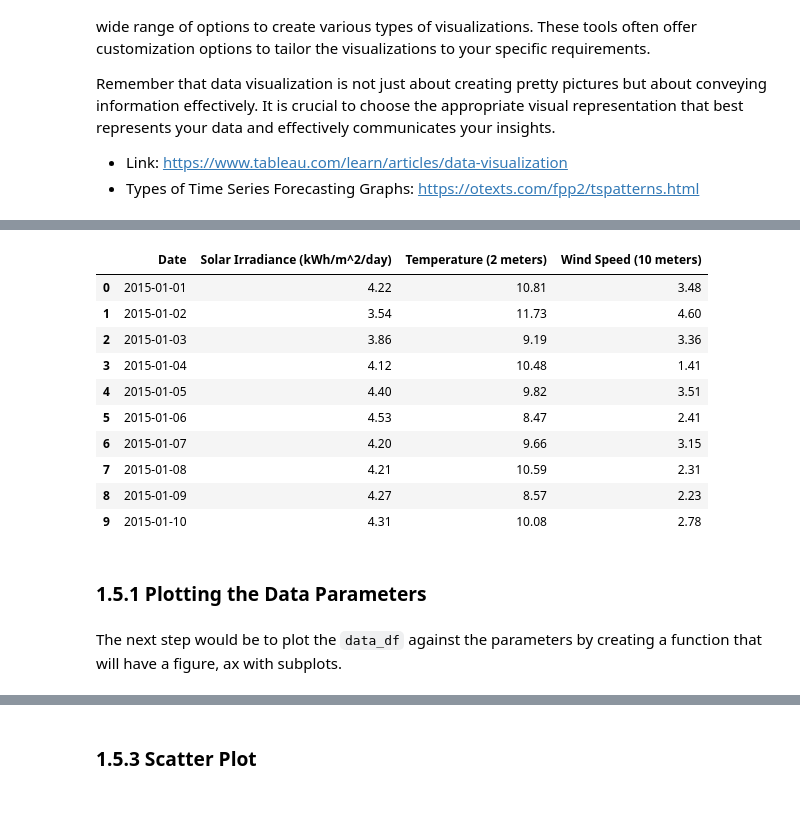
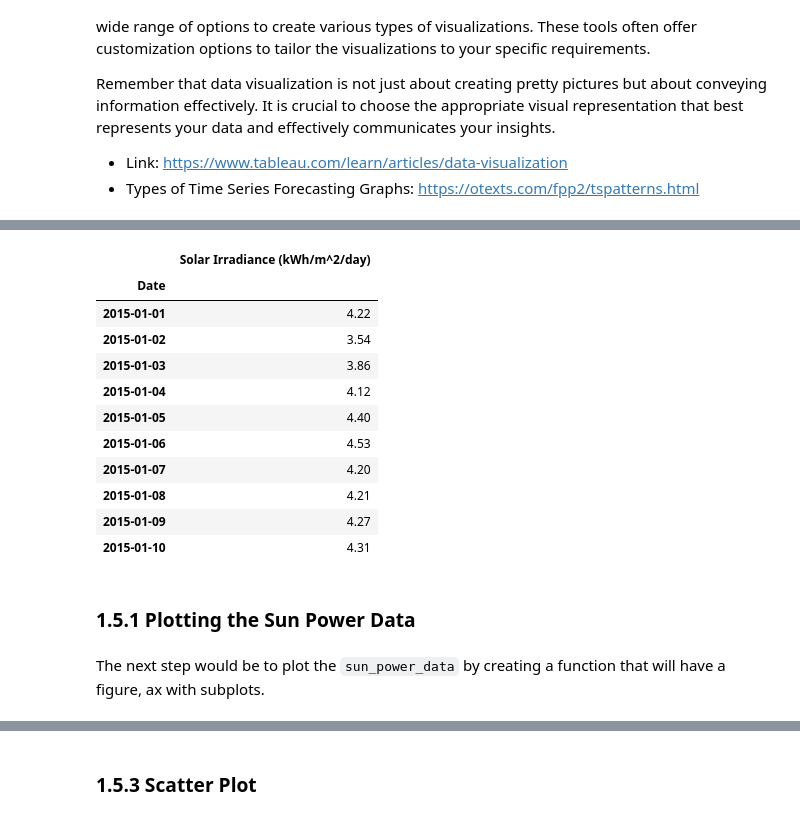
Before and after one commit to Ahmed-Sohail2000/Sun-Sense, a Jupyter notebook: Sun_Sense_Accurate_Solar_Energy_Projections_with_Deep_Learning🤖☀️⬛🔋💡.ipynb, the cells around one changed output, grey strips where cells are left out. Cells and saved outputs as stored; diff of their text form; code cells hidden in the pictures.

```diff
--- a/Sun_Sense_Accurate_Solar_Energy_Projections_with_Deep_Learning🤖☀️⬛🔋💡.ipynb
+++ b/Sun_Sense_Accurate_Solar_Energy_Projections_with_Deep_Learning🤖☀️⬛🔋💡.ipynb
@@ -236,12 +236,12 @@ data_df = data_df[['Date'] + [col for col in data_df.columns if col != 'Date']]
 # convert the Date column into datetime type
 data_df['Date'] = pd.to_datetime(data_df['Date'], format = '%d/%m/%Y')
 
-# rename the columns by adding the units
-data_df.rename(columns = {'ALLSKY_SFC_SW_DWN' : 'Solar Irradiance (kWh/m^2/day)',
-                          'T2M_RANGE' : 'Temperature (2 meters)',
-                          'WS10M_RANGE' : 'Wind Speed (10 meters)'},
-               inplace = True)
+# get the solar power values
+sun_power_data = pd.DataFrame(data = data_df['ALLSKY_SFC_SW_DWN'].values,
+                              index = data_df['Date'],
+                              columns = data_df.columns[1:2]).rename(columns = {'ALLSKY_SFC_SW_DWN' : 'Solar Irradiance (kWh/m^2/day)'})
 
-# save the data_df
+# save the data and sun power data
 data_df.to_csv('Data/data_df.csv')
+sun_power_data.to_csv('Data/sun_power_data.csv')
 # %%
@@ -291,19 +327,20 @@ Remember that data visualization is not just about creating pretty pictures but
 # %%
 # view the data
-data_df[:10]
+sun_power_data[:10]
 # %% [output]
-|  | Date | Solar Irradiance (kWh/m^2/day) | Temperature (2 meters) | Wind Speed (10 meters) |
-| 0 | 2015-01-01 | 4.22 | 10.81 | 3.48 |
-| 1 | 2015-01-02 | 3.54 | 11.73 | 4.60 |
-| 2 | 2015-01-03 | 3.86 | 9.19 | 3.36 |
-| 3 | 2015-01-04 | 4.12 | 10.48 | 1.41 |
-| 4 | 2015-01-05 | 4.40 | 9.82 | 3.51 |
-| 5 | 2015-01-06 | 4.53 | 8.47 | 2.41 |
-| 6 | 2015-01-07 | 4.20 | 9.66 | 3.15 |
-| 7 | 2015-01-08 | 4.21 | 10.59 | 2.31 |
-| 8 | 2015-01-09 | 4.27 | 8.57 | 2.23 |
-| 9 | 2015-01-10 | 4.31 | 10.08 | 2.78 |
+|  | Solar Irradiance (kWh/m^2/day) |
+| Date |  |
+| 2015-01-01 | 4.22 |
+| 2015-01-02 | 3.54 |
+| 2015-01-03 | 3.86 |
+| 2015-01-04 | 4.12 |
+| 2015-01-05 | 4.40 |
+| 2015-01-06 | 4.53 |
+| 2015-01-07 | 4.20 |
+| 2015-01-08 | 4.21 |
+| 2015-01-09 | 4.27 |
+| 2015-01-10 | 4.31 |
 # %% [markdown]
-### 1.5.1 **Plotting the Data Parameters**
+### 1.5.1 **Plotting the Sun Power Data**
 # %% [markdown]
-The next step would be to plot the `data_df` against the parameters by creating a function that will have a figure, ax with subplots.
+The next step would be to plot the `sun_power_data` by creating a function that will have a figure, ax with subplots.
```
Also changed, not shown: parts of 45 cells of this notebook.
